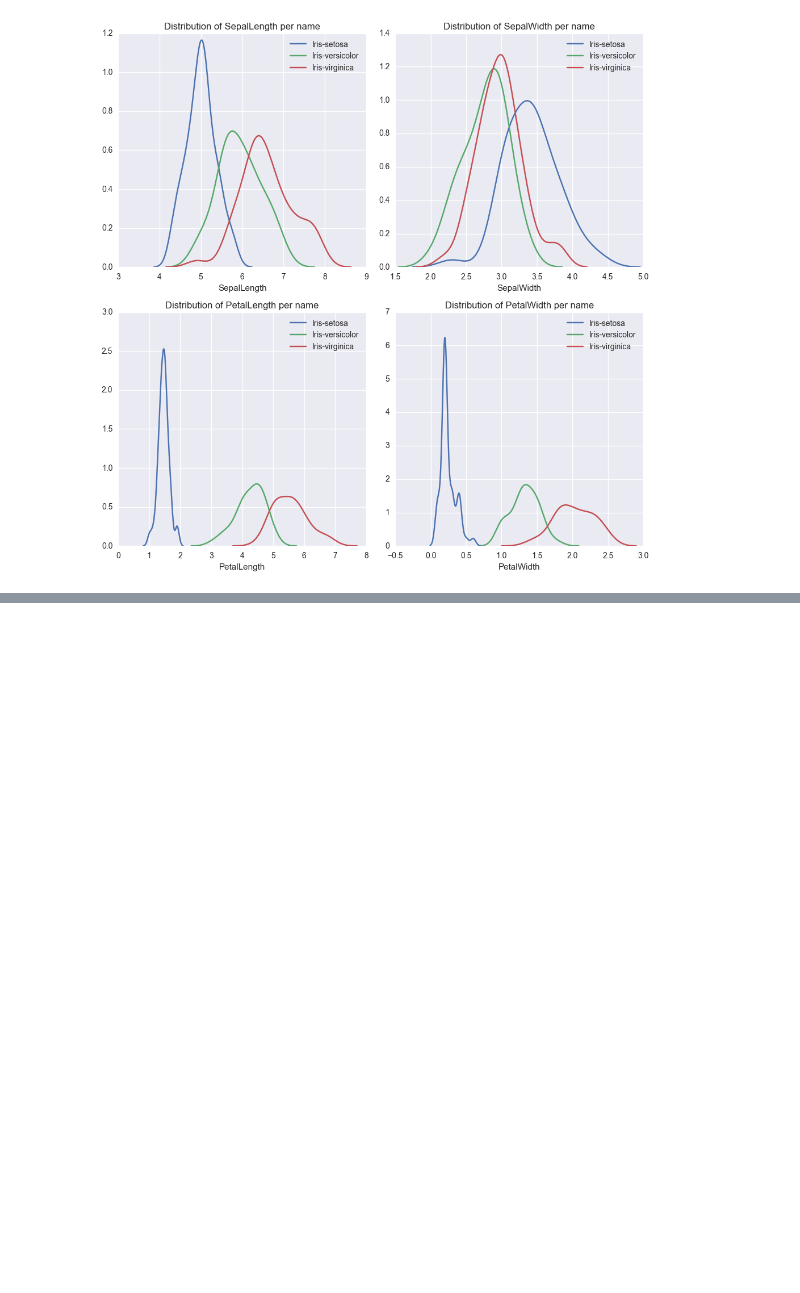
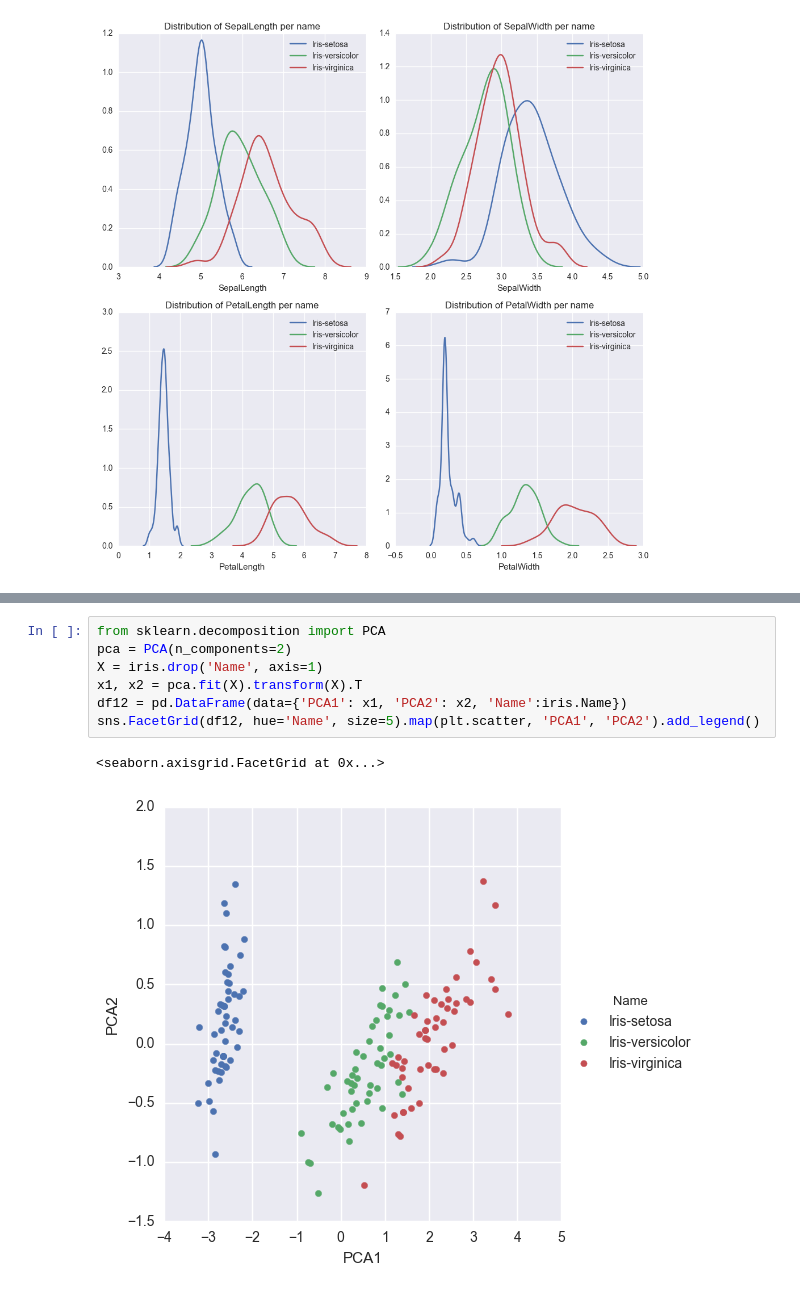
Before and after one commit to samuelsinayoko/kaggle-housing-prices, a Jupyter notebook: research/modern_python_visualization.ipynb, the cells around one changed output, grey strips where cells are left out. Cells and saved outputs as stored; diff of their text form; blank space fills up the shorter version.

```diff
--- a/research/modern_python_visualization.ipynb
+++ b/research/modern_python_visualization.ipynb
@@ -490,0 +494,10 @@ plt.tight_layout()
+# %%
+from sklearn.decomposition import PCA
+pca = PCA(n_components=2)
+X = iris.drop('Name', axis=1)
+x1, x2 = pca.fit(X).transform(X).T
+df12 = pd.DataFrame(data={'PCA1': x1, 'PCA2': x2, 'Name':iris.Name})
+sns.FacetGrid(df12, hue='Name', size=5).map(plt.scatter, 'PCA1', 'PCA2').add_legend()
+# %% [output]
+<seaborn.axisgrid.FacetGrid at 0x...>
+[figure, added]
```
Also changed, not shown: parts of 7 cells of this notebook.
